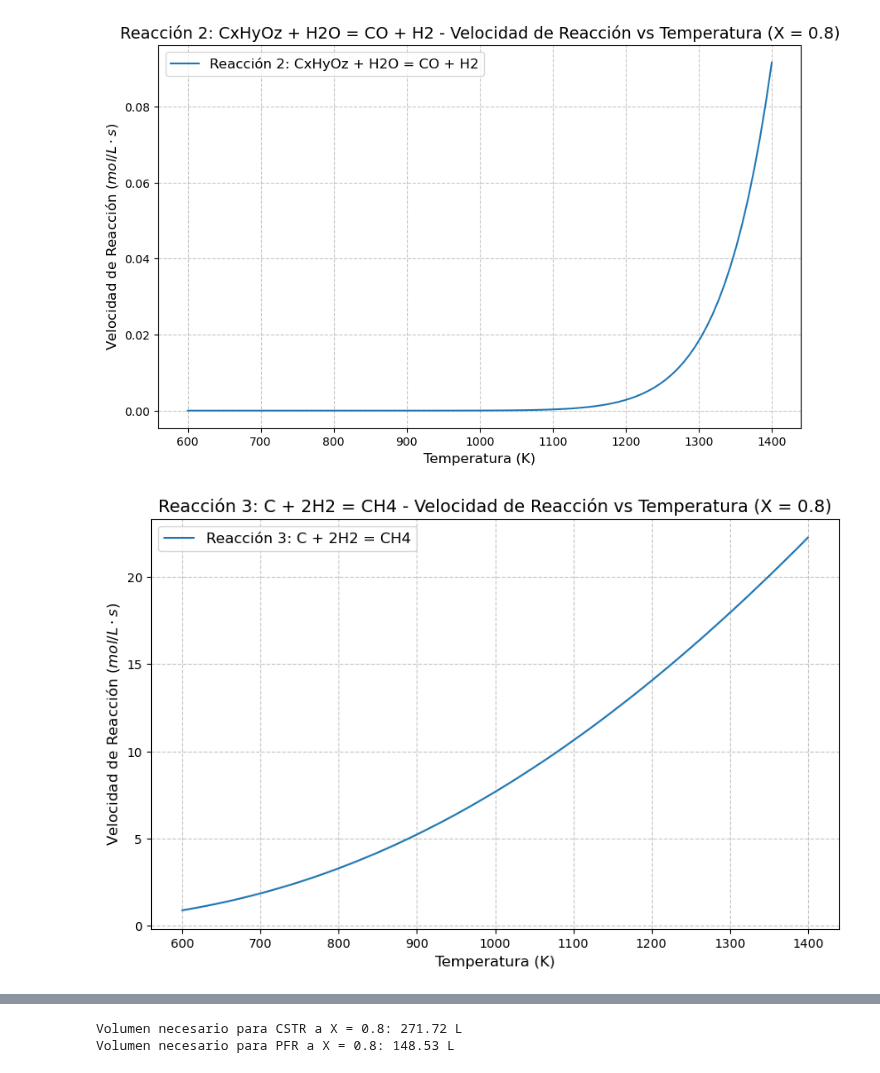
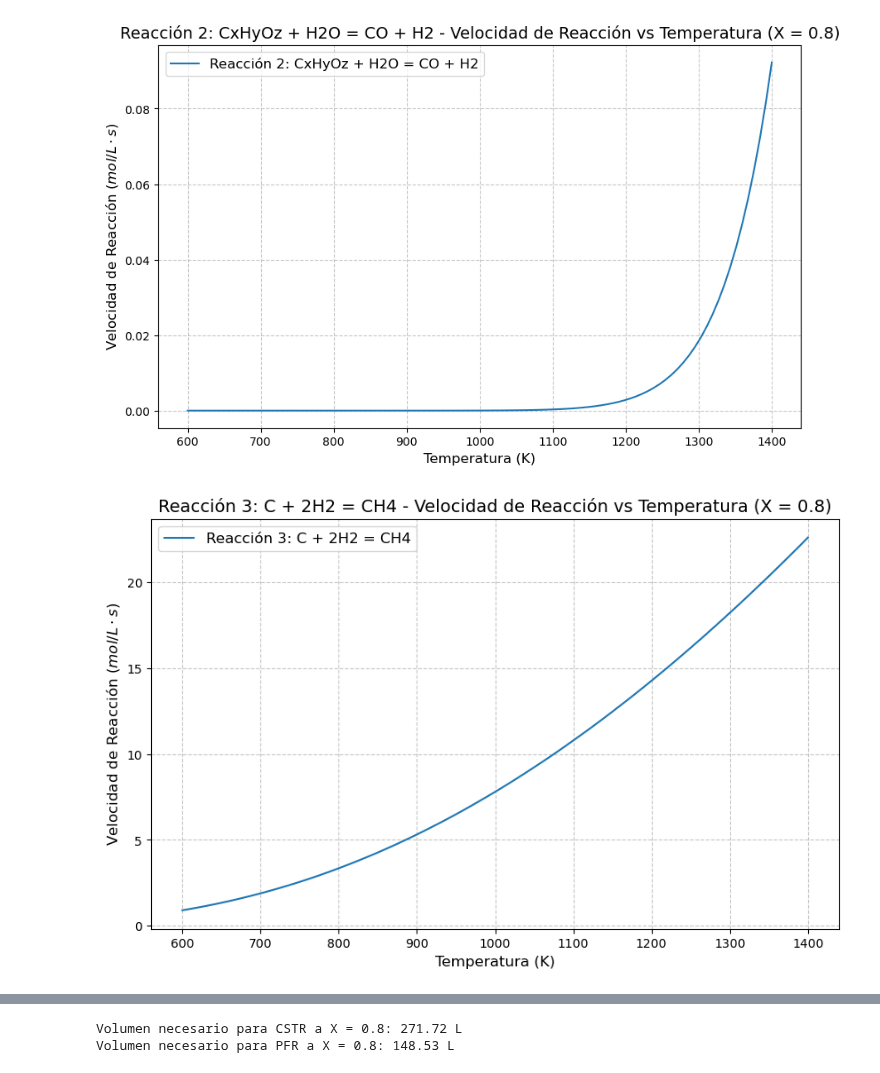
Before and after one commit to Aguiario/Chemical_reaction_engineering, a Jupyter notebook: Gasifier/Comparison.ipynb, the cells around one changed output, grey strips where cells are left out. Cells and saved outputs as stored; diff of their text form; code cells hidden in the pictures.

```diff
--- a/Gasifier/Comparison.ipynb
+++ b/Gasifier/Comparison.ipynb
@@ -35,36 +35,36 @@ def reaction_rate(A, Ea, n, P_init, T, X):
     """
     Calcula la velocidad de reacción para una reacción dada.
     """
-    P_current = P * (P_init * (1 - X)) * 0.0821 * T  # Presión parcial en función de la conversión
+    P_current = P * (P_init * (1 - X)) * 0.08314 * T  # Presión parcial en función de la conversión
     k = A * np.exp(-Ea / (R * T))  # Constante de velocidad
     return k * (P_current ** n)
 
 # Graficar velocidad de reacción vs temperatura
 for name, params in reactions.items():
     r_t = [reaction_rate(params["A"], params["Ea"], params["n"], params["P_init"], T, 0.8) for T in T_range]
     plt.figure(figsize=(10, 6))
     plt.plot(T_range, r_t, label=name)
     plt.title(f"{name} - Velocidad de Reacción vs Temperatura (X = 0.8)", fontsize=14)
     plt.xlabel("Temperatura (K)", fontsize=12)
     plt.ylabel("Velocidad de Reacción ($mol/L\cdot s$)", fontsize=12)
     plt.grid(True, linestyle="--", alpha=0.7)
     plt.legend(fontsize=12)
     plt.show()
 
 # Graficar velocidad de reacción vs conversión
 for name, params in reactions.items():
     r_x = reaction_rate(params["A"], params["Ea"], params["n"], params["P_init"], 1073.15, X)
     plt.figure(figsize=(10, 6))
     plt.plot(X, r_x, label=name)
     plt.title(f"{name} - Velocidad de Reacción vs Conversión (T = 1073.15 K)", fontsize=14)
     plt.xlabel("Conversión (X)", fontsize=12)
     plt.ylabel("Velocidad de Reacción ($mol/L\cdot s$)", fontsize=12)
     plt.grid(True, linestyle="--", alpha=0.7)
     plt.legend(fontsize=12)
     plt.show()
 # %% [output]
 [figure]
 [figure]
-[figure, old version]
+[figure, new version]
 [figure]
 [figure]
```
Also changed, not shown: parts of 3 cells of this notebook.
